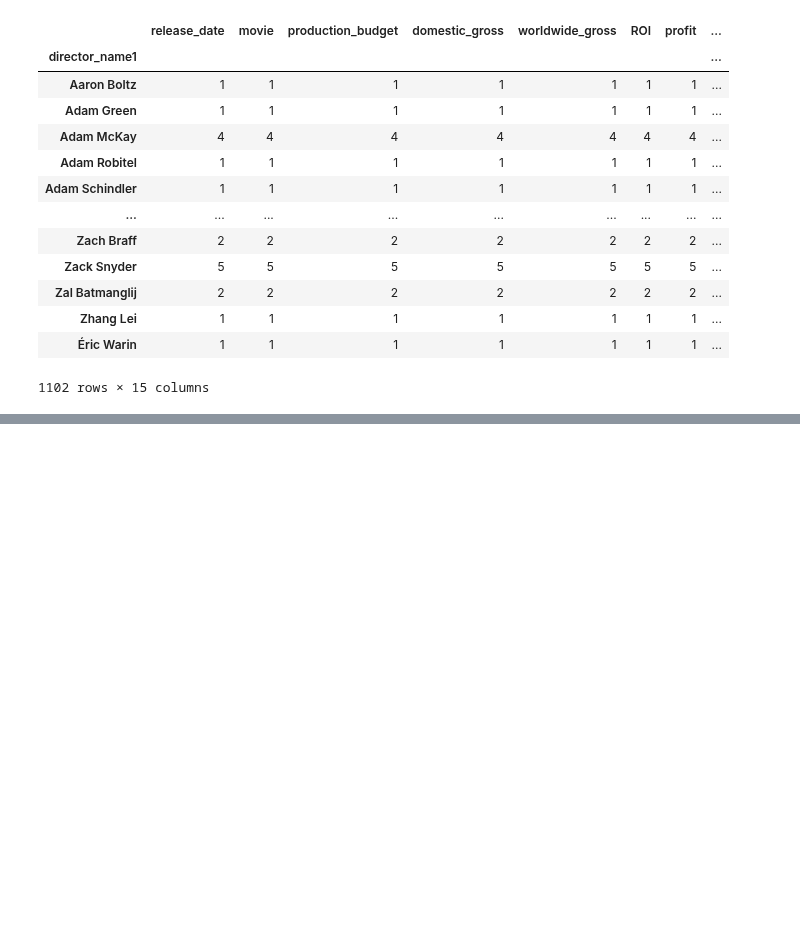
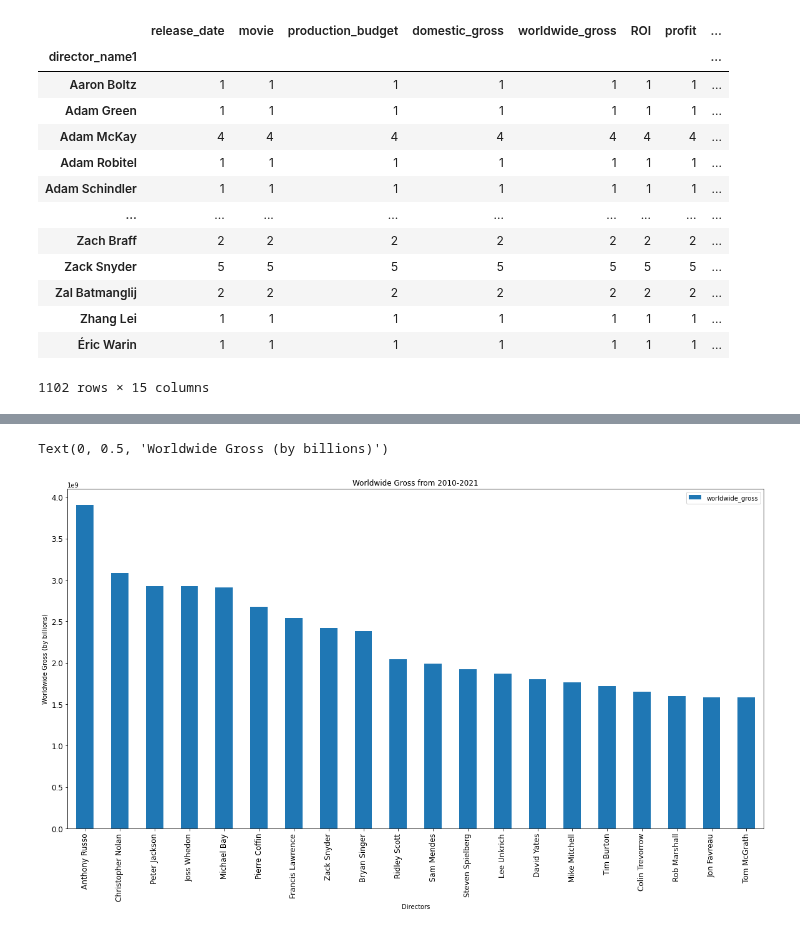
Before and after one commit to ZenBurrito/Phase-1Project, a Jupyter notebook: final_merge-Copy_Piotr.ipynb, the cells around one changed output, grey strips where cells are left out. Saved outputs shown, nothing was run; the diff lists cells and outputs as text; code cells hidden in the pictures; blank space fills up the shorter version.

```diff
--- a/final_merge-Copy_Piotr.ipynb
+++ b/final_merge-Copy_Piotr.ipynb
@@ -651 +647,3 @@ df_directors = df_directors.sort_values(by=['production_budget'], ascending=Fals
+# %%
+df_directors = df_directors.reset_index()
 # %%
@@ -700,3 +675,5 @@ df_directors2
 | Zhang Lei | 1 | 1 | 1 | 1 | 1 | 1 | 1 | ... |
 | Éric Warin | 1 | 1 | 1 | 1 | 1 | 1 | 1 | ... |
 1102 rows × 15 columns
+# %%
+df_directors3 = df_directors.sort_values(by=['worldwide_gross'], ascending=False)
@@ -702,0 +696,2 @@ df_directors2
+# %%
+df_directors3_20 = df_directors3.head(20)
@@ -702,0 +718,8 @@ df_directors2
+# %%
+df_directors3_20.plot.bar(x='director_name1', y='worldwide_gross', figsize=(20,10), fontsize=12)
+plt.title('Worldwide Gross from 2010-2021')
+plt.xlabel('Directors')
+plt.ylabel('Worldwide Gross (by billions)')
+# %% [output]
+Text(0, 0.5, 'Worldwide Gross (by billions)')
+[figure, added]
```
Also changed, not shown: parts of 20 cells of this notebook.
